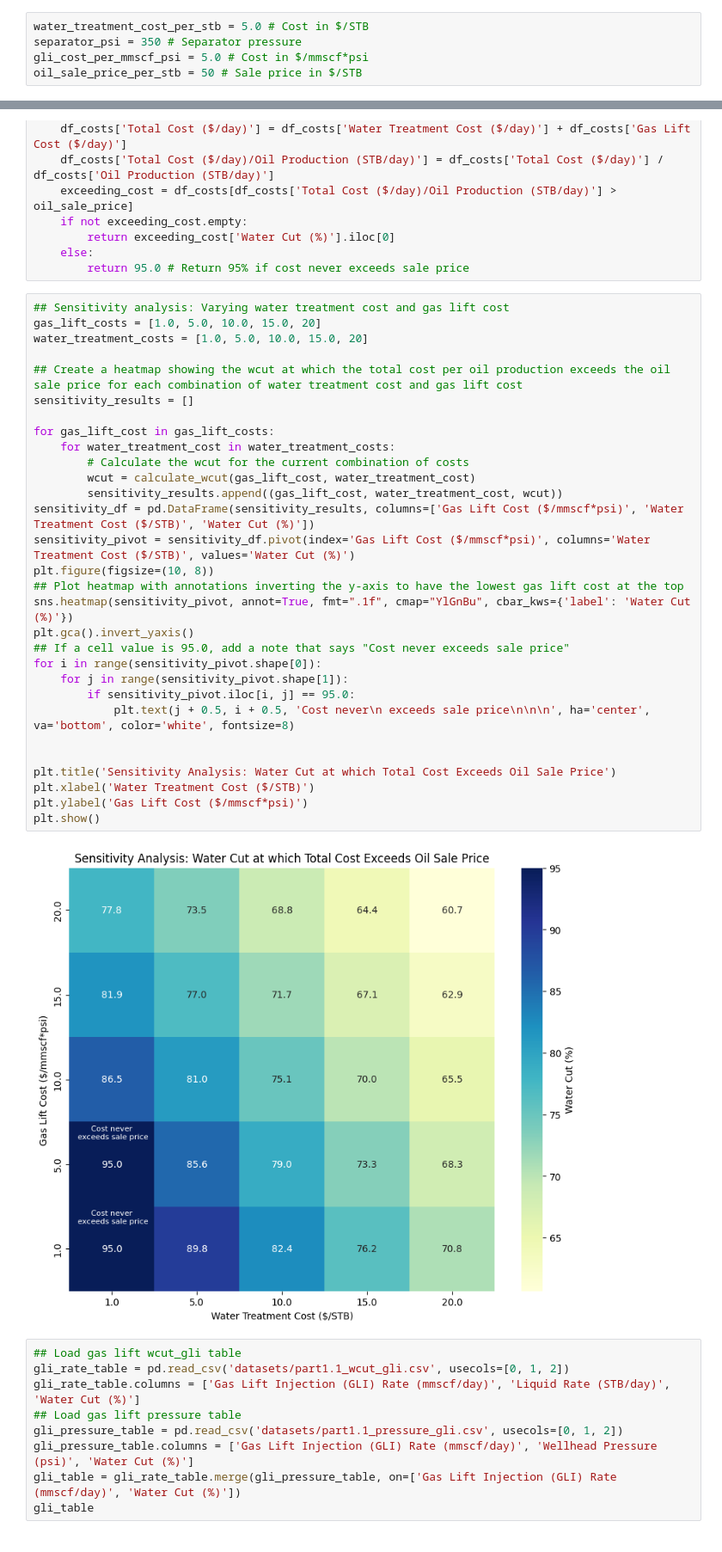
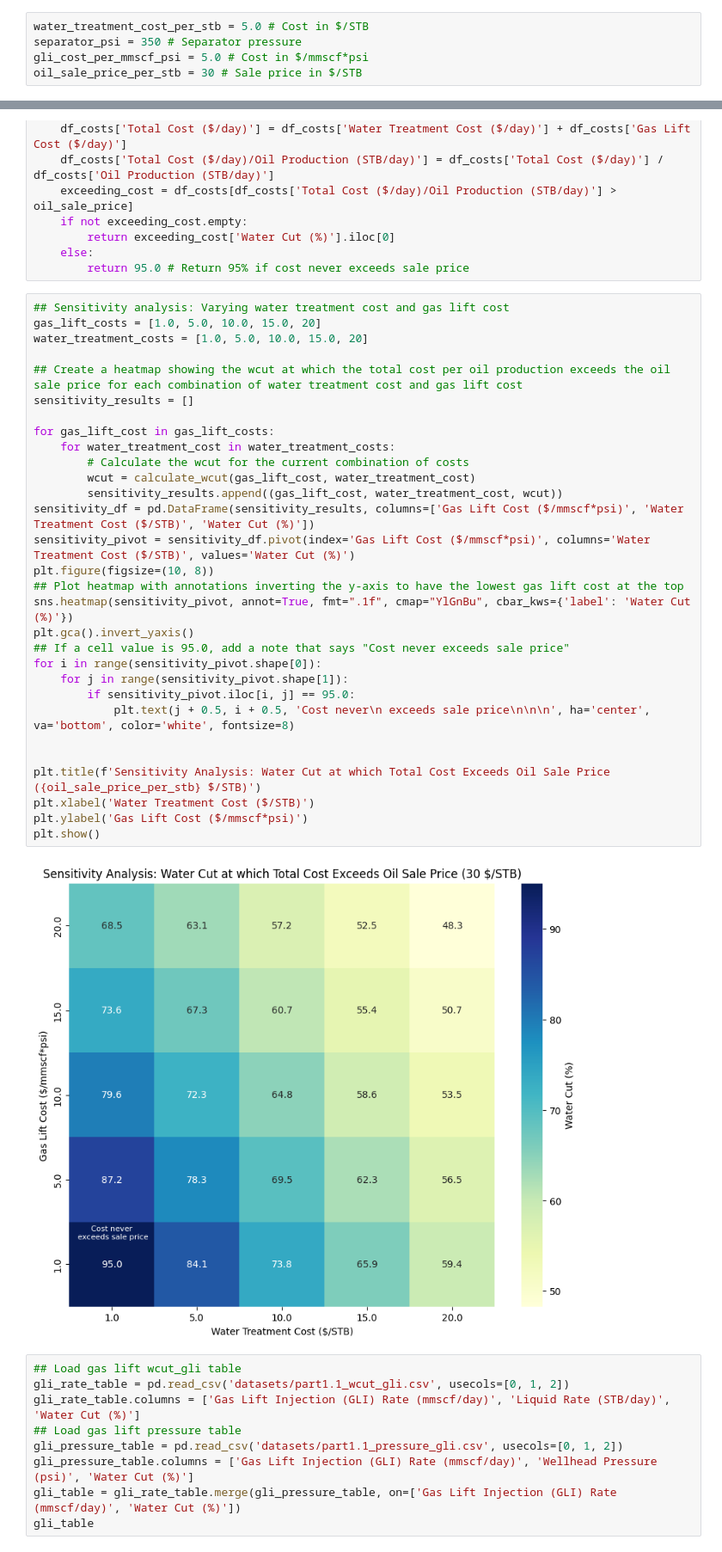
Before and after one commit to mocolega/PE7023-Project, a Jupyter notebook: python/part1.3.ipynb, the cells around one changed output, grey strips where cells are left out. Shown at 86% size. Cells and saved outputs as stored; diff of their text form.

```diff
--- a/python/part1.3.ipynb
+++ b/python/part1.3.ipynb
@@ -290,7 +290,7 @@ Economic Analysis
 water_treatment_cost_per_stb = 5.0 # Cost in $/STB
 separator_psi = 350 # Separator pressure
 gli_cost_per_mmscf_psi = 5.0 # Cost in $/mmscf*psi
-oil_sale_price_per_stb = 50 # Sale price in $/STB
+oil_sale_price_per_stb = 30 # Sale price in $/STB
 # %%
 df_gli_pressure = pd.read_csv('datasets/part1.1_pressure_gli.csv', usecols=[0, 1, 2])
 df_gli_pressure.columns = ['Gas Lift Injection (GLI) Rate (mmscf/day)', 'Wellhead Pressure (psi)', 'Water Cut (%)']
@@ -387,35 +387,35 @@ def calculate_wcut(gas_lift_cost, water_treatment_cost, oil_sale_price = oil_sal
 # %%
 ## Sensitivity analysis: Varying water treatment cost and gas lift cost
 gas_lift_costs = [1.0, 5.0, 10.0, 15.0, 20]
 water_treatment_costs = [1.0, 5.0, 10.0, 15.0, 20]
 
 ## Create a heatmap showing the wcut at which the total cost per oil production exceeds the oil sale price for each combination of water treatment cost and gas lift cost
 sensitivity_results = []
 
 for gas_lift_cost in gas_lift_costs:
     for water_treatment_cost in water_treatment_costs:
         # Calculate the wcut for the current combination of costs
         wcut = calculate_wcut(gas_lift_cost, water_treatment_cost)
         sensitivity_results.append((gas_lift_cost, water_treatment_cost, wcut))
 sensitivity_df = pd.DataFrame(sensitivity_results, columns=['Gas Lift Cost ($/mmscf*psi)', 'Water Treatment Cost ($/STB)', 'Water Cut (%)'])
 sensitivity_pivot = sensitivity_df.pivot(index='Gas Lift Cost ($/mmscf*psi)', columns='Water Treatment Cost ($/STB)', values='Water Cut (%)')
 plt.figure(figsize=(10, 8))
 ## Plot heatmap with annotations inverting the y-axis to have the lowest gas lift cost at the top
 sns.heatmap(sensitivity_pivot, annot=True, fmt=".1f", cmap="YlGnBu", cbar_kws={'label': 'Water Cut (%)'})
 plt.gca().invert_yaxis()
 ## If a cell value is 95.0, add a note that says "Cost never exceeds sale price"
 for i in range(sensitivity_pivot.shape[0]):
     for j in range(sensitivity_pivot.shape[1]):
         if sensitivity_pivot.iloc[i, j] == 95.0:
             plt.text(j + 0.5, i + 0.5, 'Cost never\n exceeds sale price\n\n\n', ha='center', va='bottom', color='white', fontsize=8)
 
 
-plt.title('Sensitivity Analysis: Water Cut at which Total Cost Exceeds Oil Sale Price')
+plt.title(f'Sensitivity Analysis: Water Cut at which Total Cost Exceeds Oil Sale Price ({oil_sale_price_per_stb} $/STB)')
 plt.xlabel('Water Treatment Cost ($/STB)')
 plt.ylabel('Gas Lift Cost ($/mmscf*psi)')
 plt.show()
 # %% [output]
-[figure, old version]
+[figure, new version]
 # %%
 ## Load gas lift wcut_gli table
 gli_rate_table = pd.read_csv('datasets/part1.1_wcut_gli.csv', usecols=[0, 1, 2])
```
Also changed, not shown: parts of 12 cells of this notebook, 37 other files.
